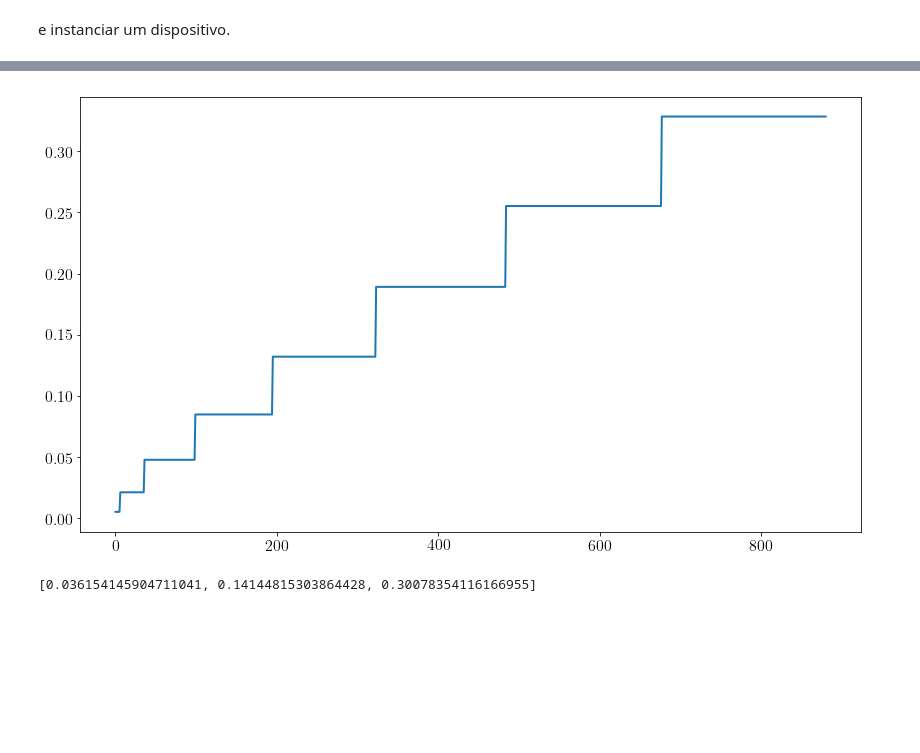
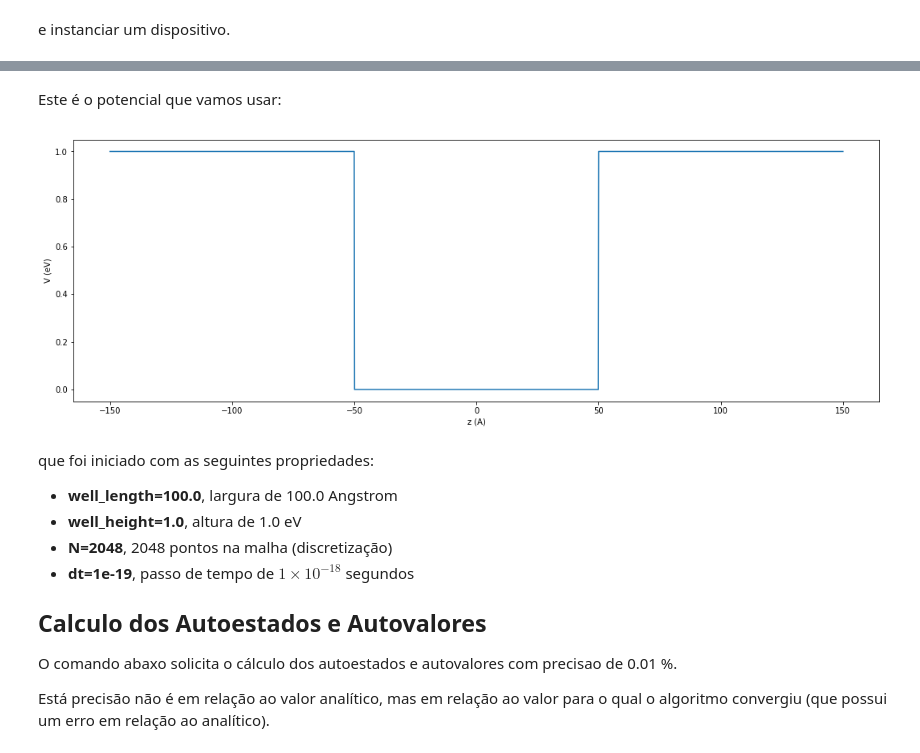
Before and after one commit to thiagolcmelo/quantum-modules, a Jupyter notebook: poco-quantico.ipynb, the cells around one changed output, grey strips where cells are left out. Saved outputs shown, nothing was run; the diff lists cells and outputs as text; code cells hidden in the pictures; blank space fills up the shorter version.

```diff
--- a/poco-quantico.ipynb
+++ b/poco-quantico.ipynb
@@ -186,5 +19,0 @@ for a in poco_a:
-# %%
-plt.plot(autovalores)
-plt.show()
-# %% [output]
-[figure, removed]
@@ -199,4 +20,25 @@ autovalores = [np.average(autovalores[offset[i]:offset[i+1]]) for i in range(len
-# %%
-device.analytical_solution(3)
-# %% [output]
-[0.036154145904711041, 0.14144815303864428, 0.30078354116166955]
+# %%
+device = QuantumWell(well_length=100.0, well_height=1.0, N=2048, dt=1e-18)
+# %% [markdown]
+Este é o potencial que vamos usar:
+# %%
+fix, ax = plt.subplots(1,1, figsize=(18,6))
+ax.plot(device.z_ang, device.v_ev)
+ax.set_xlabel(r'z (A)')
+ax.set_ylabel(r'V (eV)')
+plt.show()
+# %% [output]
+[figure, added]
+# %% [markdown]
+que foi iniciado com as seguintes propriedades:
+
+- **well_length=100.0**, largura de 100.0 Angstrom
+- **well_height=1.0**, altura de 1.0 eV
+- **N=2048**, 2048 pontos na malha (discretização)
+- **dt=1e-19**, passo de tempo de $1 \times 10^{-18}$ segundos
+
+## Calculo dos Autoestados e Autovalores
+
+O comando abaxo solicita o cálculo dos autoestados e autovalores com precisao de 0.01 %.
+
+Está precisão não é em relação ao valor analítico, mas em relação ao valor para o qual o algoritmo convergiu (que possui um erro em relação ao analítico).
```
Also changed, not shown: parts of 42 cells of this notebook, 7 other files.
